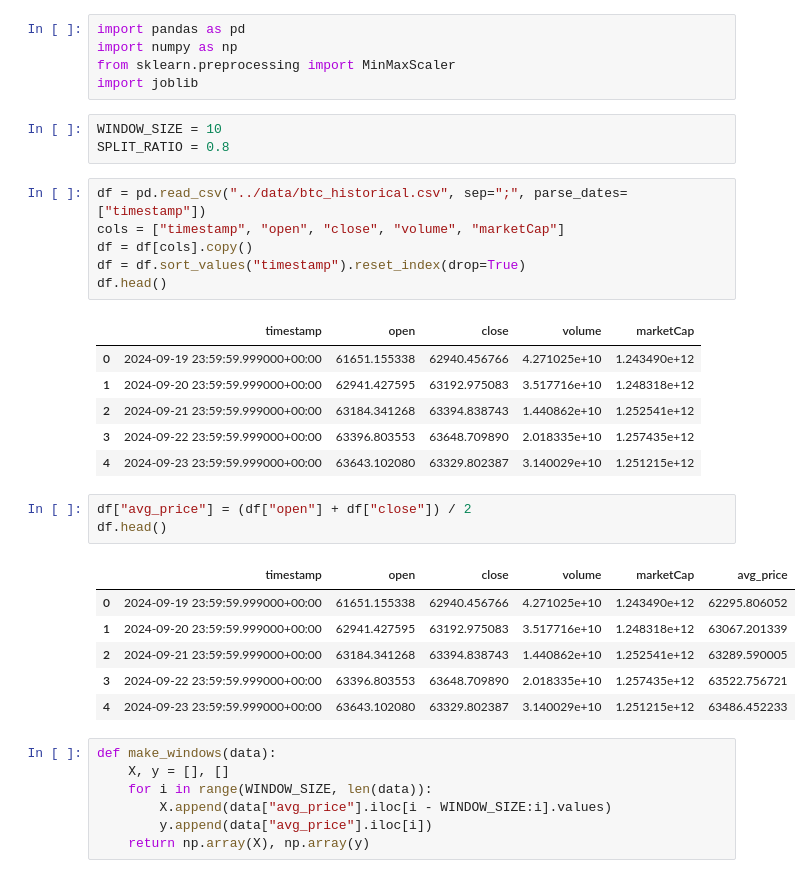
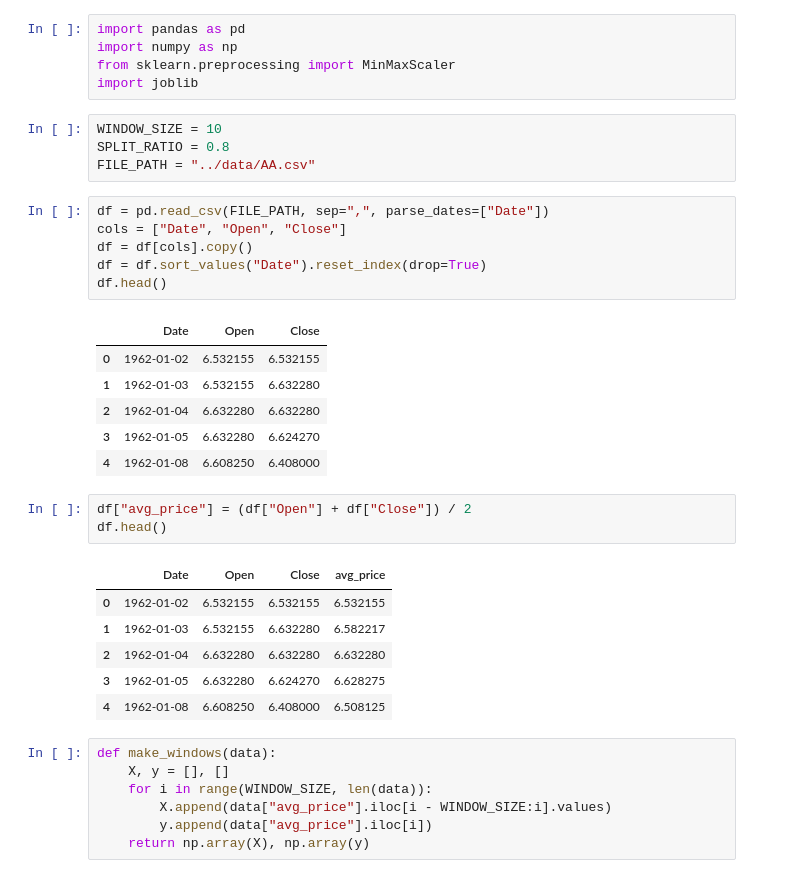
Before and after one commit to Saad-Manda/InterIIT-Sample-PS, a Jupyter notebook: notebooks/preprocess.ipynb, the cells around one changed output. Cells and saved outputs as stored; diff of their text form.

Commit message:
Trained with different data

```diff
--- a/notebooks/preprocess.ipynb
+++ b/notebooks/preprocess.ipynb
@@ -6,29 +6,30 @@ import joblib
 # %%
 WINDOW_SIZE = 10
 SPLIT_RATIO = 0.8
+FILE_PATH = "../data/AA.csv"
 # %%
-df = pd.read_csv("../data/btc_historical.csv", sep=";", parse_dates=["timestamp"])
-cols = ["timestamp", "open", "close", "volume", "marketCap"]
+df = pd.read_csv(FILE_PATH, sep=",", parse_dates=["Date"])
+cols = ["Date", "Open", "Close"]
 df = df[cols].copy()
-df = df.sort_values("timestamp").reset_index(drop=True)
+df = df.sort_values("Date").reset_index(drop=True)
 df.head()
 # %% [output]
-|  | timestamp | open | close | volume | marketCap |
-| 0 | 2024-09-19 23:59:59.999000+00:00 | 61651.155338 | 62940.456766 | 4.271025e+10 | 1.243490e+12 |
-| 1 | 2024-09-20 23:59:59.999000+00:00 | 62941.427595 | 63192.975083 | 3.517716e+10 | 1.248318e+12 |
-| 2 | 2024-09-21 23:59:59.999000+00:00 | 63184.341268 | 63394.838743 | 1.440862e+10 | 1.252541e+12 |
-| 3 | 2024-09-22 23:59:59.999000+00:00 | 63396.803553 | 63648.709890 | 2.018335e+10 | 1.257435e+12 |
-| 4 | 2024-09-23 23:59:59.999000+00:00 | 63643.102080 | 63329.802387 | 3.140029e+10 | 1.251215e+12 |
+|  | Date | Open | Close |
+| 0 | 1962-01-02 | 6.532155 | 6.532155 |
+| 1 | 1962-01-03 | 6.532155 | 6.632280 |
+| 2 | 1962-01-04 | 6.632280 | 6.632280 |
+| 3 | 1962-01-05 | 6.632280 | 6.624270 |
+| 4 | 1962-01-08 | 6.608250 | 6.408000 |
 # %%
-df["avg_price"] = (df["open"] + df["close"]) / 2
+df["avg_price"] = (df["Open"] + df["Close"]) / 2
 df.head()
 # %% [output]
-|  | timestamp | open | close | volume | marketCap | avg_price |
-| 0 | 2024-09-19 23:59:59.999000+00:00 | 61651.155338 | 62940.456766 | 4.271025e+10 | 1.243490e+12 | 62295.806052 |
-| 1 | 2024-09-20 23:59:59.999000+00:00 | 62941.427595 | 63192.975083 | 3.517716e+10 | 1.248318e+12 | 63067.201339 |
-| 2 | 2024-09-21 23:59:59.999000+00:00 | 63184.341268 | 63394.838743 | 1.440862e+10 | 1.252541e+12 | 63289.590005 |
-| 3 | 2024-09-22 23:59:59.999000+00:00 | 63396.803553 | 63648.709890 | 2.018335e+10 | 1.257435e+12 | 63522.756721 |
-| 4 | 2024-09-23 23:59:59.999000+00:00 | 63643.102080 | 63329.802387 | 3.140029e+10 | 1.251215e+12 | 63486.452233 |
+|  | Date | Open | Close | avg_price |
+| 0 | 1962-01-02 | 6.532155 | 6.532155 | 6.532155 |
+| 1 | 1962-01-03 | 6.532155 | 6.632280 | 6.582217 |
+| 2 | 1962-01-04 | 6.632280 | 6.632280 | 6.632280 |
+| 3 | 1962-01-05 | 6.632280 | 6.624270 | 6.628275 |
+| 4 | 1962-01-08 | 6.608250 | 6.408000 | 6.508125 |
 # %%
 def make_windows(data):
     X, y = [], []
```
Also changed, not shown: 6 other files.
